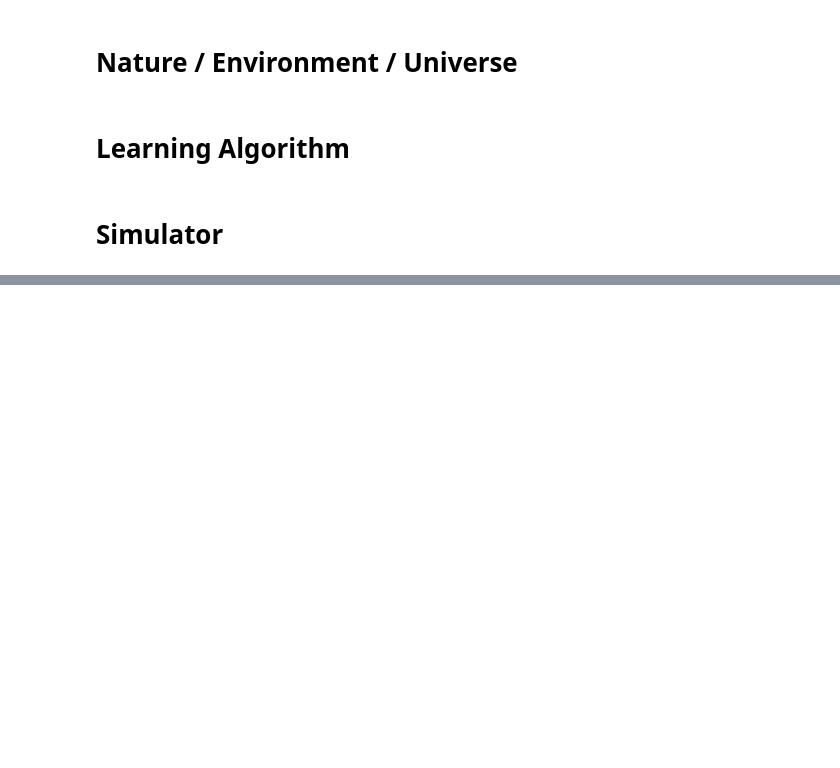
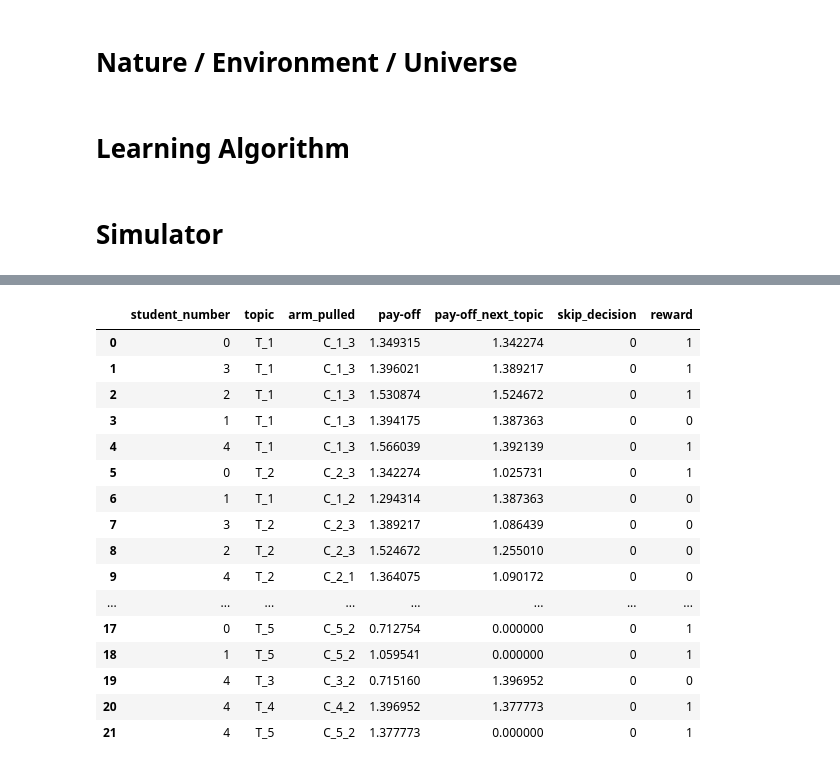
Before and after one commit to aazim-lakhani/Adaptive-Learning, a Jupyter notebook: notebooks/Teach_with_LinUCB.ipynb, the cells around one changed output, grey strips where cells are left out. Cells and saved outputs as stored; diff of their text form; code cells hidden in the pictures; blank space fills up the shorter version.

```diff
--- a/notebooks/Teach_with_LinUCB.ipynb
+++ b/notebooks/Teach_with_LinUCB.ipynb
@@ -604,0 +479,21 @@ Total Number of rounds :  35
+# %%
+df = pd.read_csv('logs')
+df
+# %% [output]
+|  | student_number | topic | arm_pulled | pay-off | pay-off_next_topic | skip_decision | reward |
+| 0 | 0 | T_1 | C_1_3 | 1.349315 | 1.342274 | 0 | 1 |
+| 1 | 3 | T_1 | C_1_3 | 1.396021 | 1.389217 | 0 | 1 |
+| 2 | 2 | T_1 | C_1_3 | 1.530874 | 1.524672 | 0 | 1 |
+| 3 | 1 | T_1 | C_1_3 | 1.394175 | 1.387363 | 0 | 0 |
+| 4 | 4 | T_1 | C_1_3 | 1.566039 | 1.392139 | 0 | 1 |
+| 5 | 0 | T_2 | C_2_3 | 1.342274 | 1.025731 | 0 | 1 |
+| 6 | 1 | T_1 | C_1_2 | 1.294314 | 1.387363 | 0 | 0 |
+| 7 | 3 | T_2 | C_2_3 | 1.389217 | 1.086439 | 0 | 0 |
+| 8 | 2 | T_2 | C_2_3 | 1.524672 | 1.255010 | 0 | 0 |
+| 9 | 4 | T_2 | C_2_1 | 1.364075 | 1.090172 | 0 | 0 |
+| ... | ... | ... | ... | ... | ... | ... | ... |
+| 17 | 0 | T_5 | C_5_2 | 0.712754 | 0.000000 | 0 | 1 |
+| 18 | 1 | T_5 | C_5_2 | 1.059541 | 0.000000 | 0 | 1 |
+| 19 | 4 | T_3 | C_3_2 | 0.715160 | 1.396952 | 0 | 0 |
+| 20 | 4 | T_4 | C_4_2 | 1.396952 | 1.377773 | 0 | 1 |
+| 21 | 4 | T_5 | C_5_2 | 1.377773 | 0.000000 | 0 | 1 |
```
Also changed, not shown: parts of 13 cells of this notebook.
